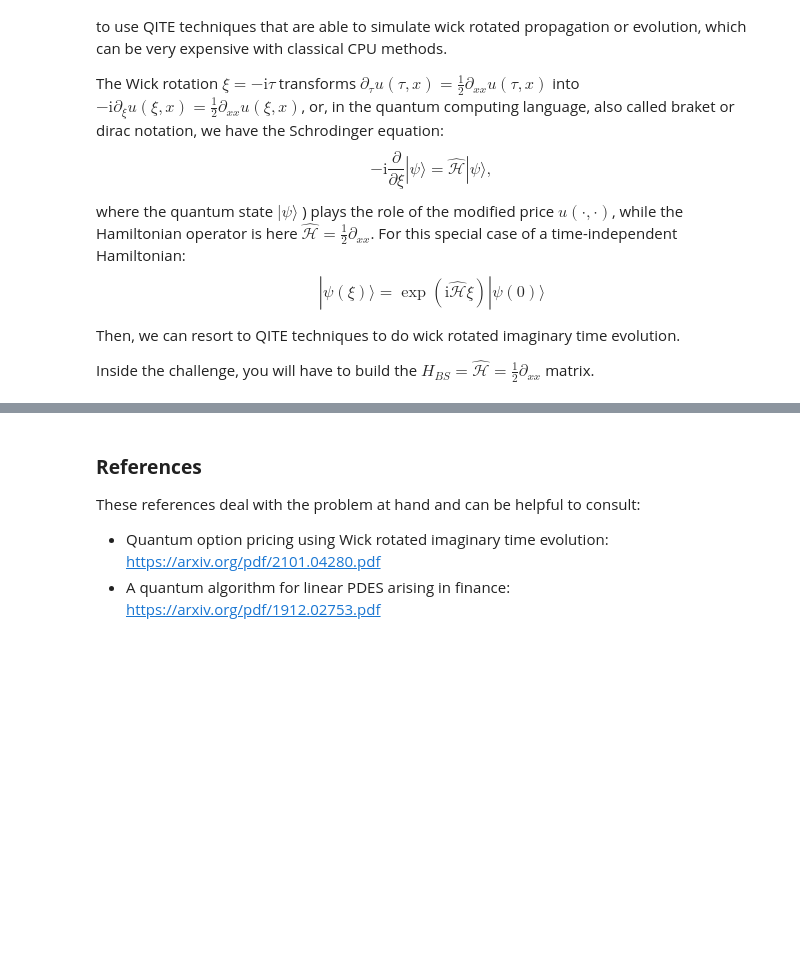
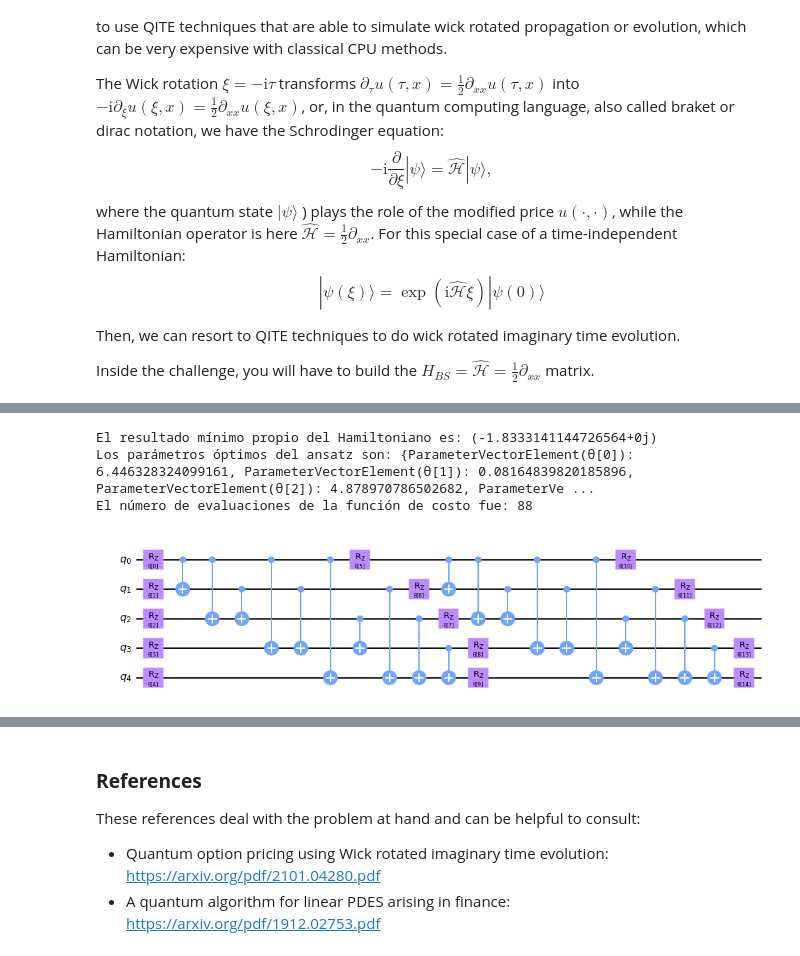
Before and after one commit to QuantumBarcelona/Qiskit-Hackathon-BCN, a Jupyter notebook: challenges/Moodys_challenge.ipynb, the cells around one changed output, grey strips where cells are left out. Cells and saved outputs as stored; diff of their text form; code cells hidden in the pictures; blank space fills up the shorter version.

```diff
--- a/challenges/Moodys_challenge.ipynb
+++ b/challenges/Moodys_challenge.ipynb
@@ -194,0 +340,34 @@ Inside the challenge, you will have to build the $H_{BS} = \widehat{\mathcal{H}}
+# %%
+
+# Definir el Hamiltoniano del sistema
+h2_op = (-1.0523732 * I ^ I) + \
+        (0.39793742 * I ^ Z) + \
+        (-0.3979374 * Z ^ I) + \
+        (-0.0112801 * Z ^ Z) + \
+        (0.18093119 * X ^ X)
+
+# Definir el ansatz (circuito) que se utilizará para el VQE
+ansatz = TwoLocal(rotation_blocks=['ry', 'rz'], entanglement_blocks='cx', reps=1)
+
+# Crear una instancia del simulador Aer
+simulator = Aer.get_backend('aer_simulator')
+
+# Crear una instancia de QuantumInstance y proporcionar el simulador como backend
+quantum_instance = QuantumInstance(backend=simulator)
+
+# Definir el algoritmo VQE y proporcionar la instancia de QuantumInstance
+vqe_algorithm = VQE(ansatz=ansatz, optimizer=COBYLA(), quantum_instance=quantum_instance)
+
+# Ejecutar el algoritmo y obtener el resultado
+result = vqe_algorithm.compute_minimum_eigenvalue(operator=h2_op)
+print("El resultado mínimo propio del Hamiltoniano es:", result.eigenvalue)
+print("Los parámetros óptimos del ansatz son:", result.optimal_parameters)
+print("El número de evaluaciones de la función de costo fue:", result.cost_function_evals)
+# %% [output]
+El resultado mínimo propio del Hamiltoniano es: (-1.8333141144726564+0j)
+Los parámetros óptimos del ansatz son: {ParameterVectorElement(θ[0]): 6.446328324099161, ParameterVectorElement(θ[1]): 0.08164839820185896, ParameterVectorElement(θ[2]): 4.878970786502682, ParameterVe ...
+El número de evaluaciones de la función de costo fue: 88
+# %%
+TwoLocal(5, rotation_blocks=['rz'], entanglement_blocks=['cx'], reps=2).decompose().draw('mpl')
+# %% [output]
+[figure, added]
```
Also changed, not shown: parts of 13 cells of this notebook, 1 other file.
